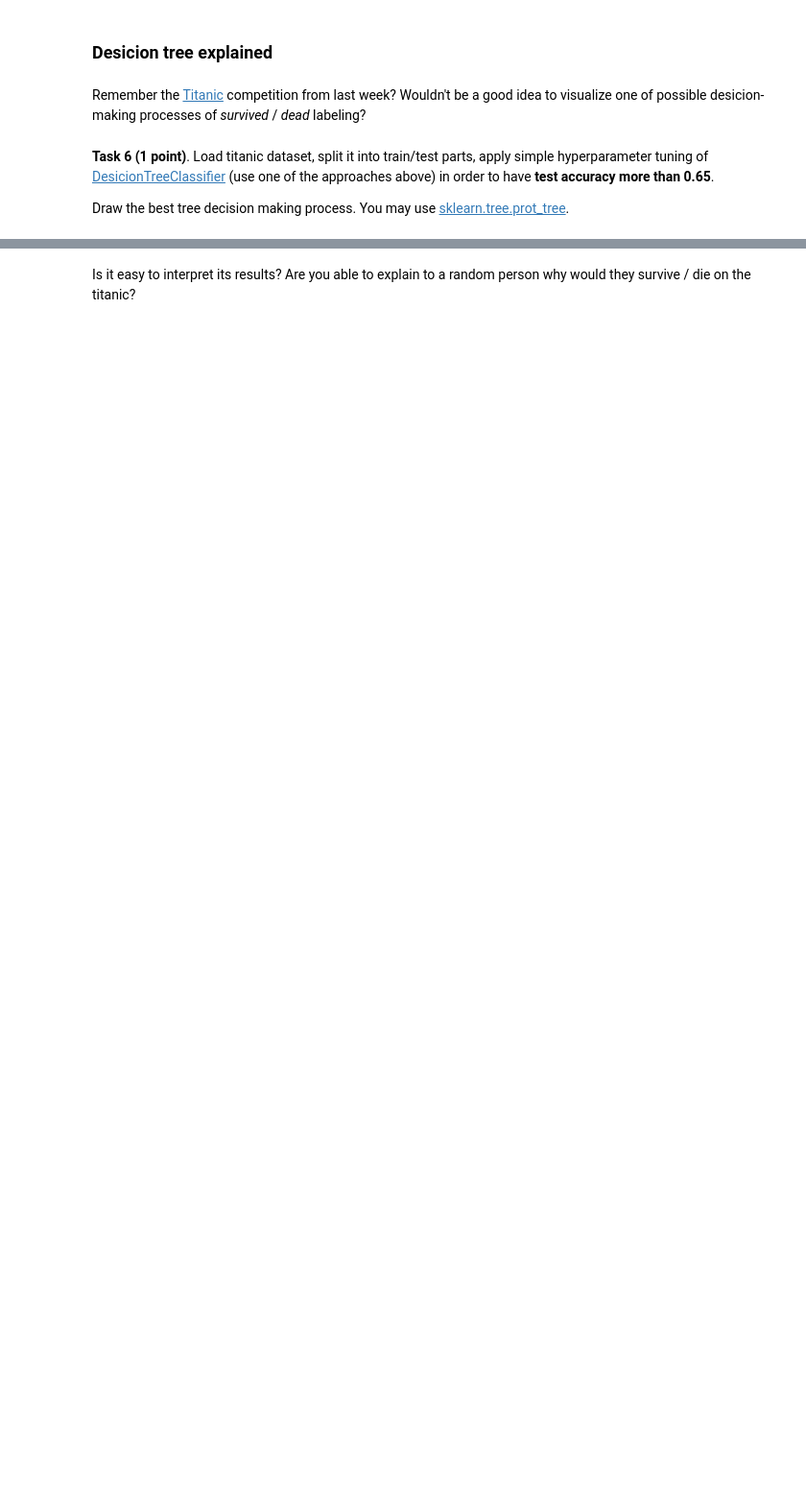
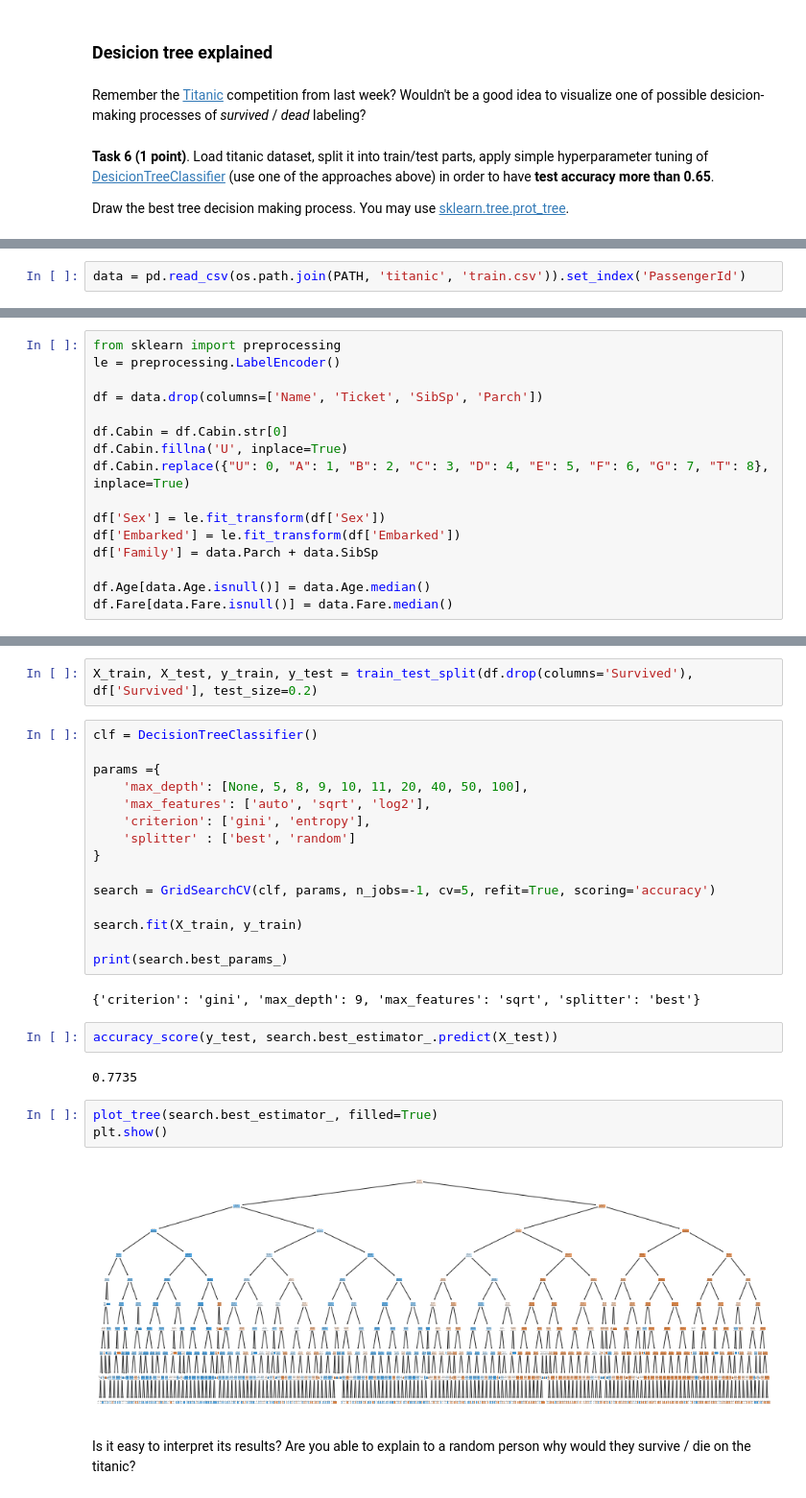
Before and after one commit to akvise/ml-course, a Jupyter notebook: 7_trees_and_ensembles/rf_classifier.ipynb, the cells around one changed output, grey strips where cells are left out. Shown at 96% size. Cells and saved outputs as stored; diff of their text form; blank space fills up the shorter version.

```diff
--- a/7_trees_and_ensembles/rf_classifier.ipynb
+++ b/7_trees_and_ensembles/rf_classifier.ipynb
@@ -590,0 +643,2 @@ from sklearn.tree import DecisionTreeClassifier
+# %%
+data = pd.read_csv(os.path.join(PATH, 'titanic', 'train.csv')).set_index('PassengerId')
@@ -590,0 +655,16 @@ from sklearn.tree import DecisionTreeClassifier
+# %%
+from sklearn import preprocessing
+le = preprocessing.LabelEncoder()
+
+df = data.drop(columns=['Name', 'Ticket', 'SibSp', 'Parch'])
+
+df.Cabin = df.Cabin.str[0]
+df.Cabin.fillna('U', inplace=True)
+df.Cabin.replace({"U": 0, "A": 1, "B": 2, "C": 3, "D": 4, "E": 5, "F": 6, "G": 7, "T": 8}, inplace=True)
+
+df['Sex'] = le.fit_transform(df['Sex'])
+df['Embarked'] = le.fit_transform(df['Embarked'])
+df['Family'] = data.Parch + data.SibSp
+
+df.Age[data.Age.isnull()] = data.Age.median()
+df.Fare[data.Fare.isnull()] = data.Fare.median()
@@ -591,2 +689,30 @@ from sklearn.tree import DecisionTreeClassifier
+# %%
+X_train, X_test, y_train, y_test = train_test_split(df.drop(columns='Survived'), df['Survived'], test_size=0.2)
+# %%
+clf = DecisionTreeClassifier()
+
+params ={
+    'max_depth': [None, 5, 8, 9, 10, 11, 20, 40, 50, 100],
+    'max_features': ['auto', 'sqrt', 'log2'],
+    'criterion': ['gini', 'entropy'],
+    'splitter' : ['best', 'random']
+}
+
+search = GridSearchCV(clf, params, n_jobs=-1, cv=5, refit=True, scoring='accuracy')
+
+search.fit(X_train, y_train)
+
+print(search.best_params_)
+# %% [output]
+{'criterion': 'gini', 'max_depth': 9, 'max_features': 'sqrt', 'splitter': 'best'}
+# %%
+accuracy_score(y_test, search.best_estimator_.predict(X_test))
+# %% [output]
+0.7735
+# %%
+plot_tree(search.best_estimator_, filled=True)
+plt.show()
+# %% [output]
+[figure, added]
 # %% [markdown]
 Is it easy to interpret its results? Are you able to explain to a random person why would they survive / die on the titanic?
```
Also changed, not shown: parts of 19 cells of this notebook.
